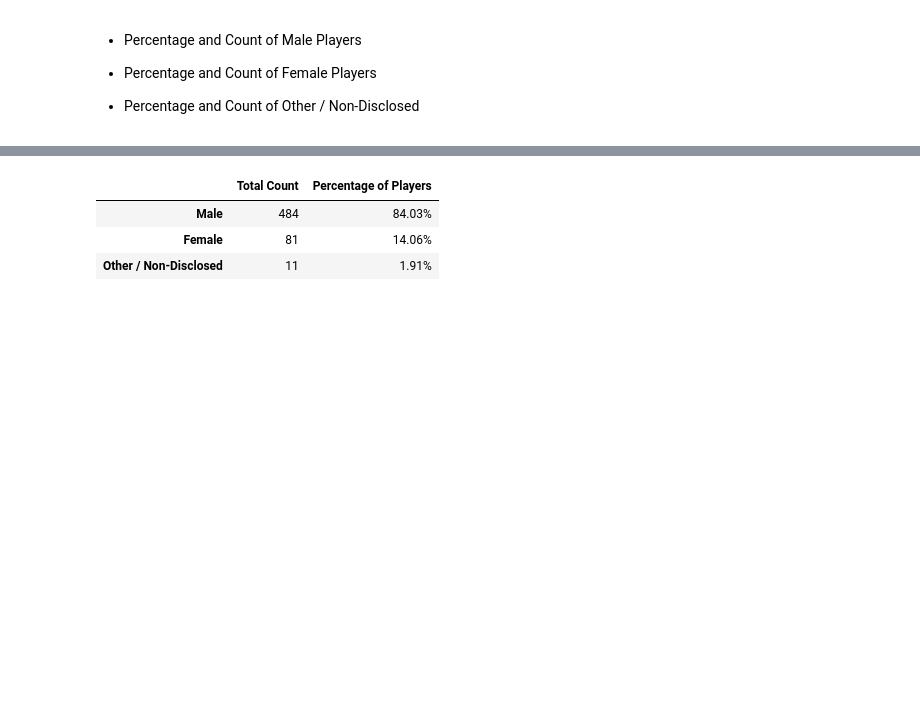
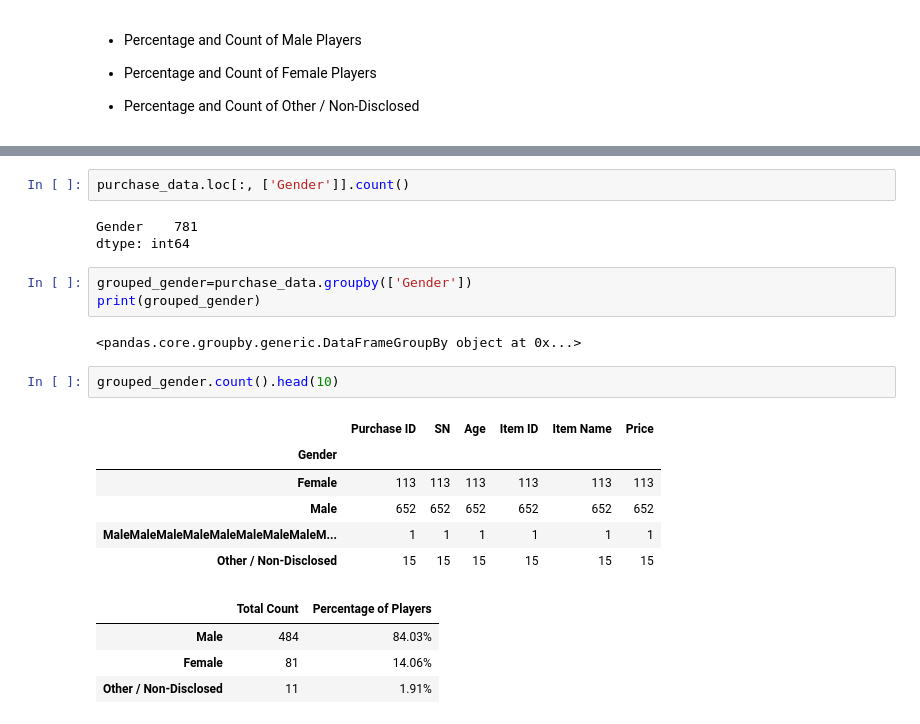
Before and after one commit to arcebri1/GamePurchasingDataAnalysis, a Jupyter notebook: HeroesOfPymoli/HeroesOfPymoli_starter.ipynb, the cells around one changed output, grey strips where cells are left out. Cells and saved outputs as stored; diff of their text form; blank space fills up the shorter version.

```diff
--- a/HeroesOfPymoli/HeroesOfPymoli_starter.ipynb
+++ b/HeroesOfPymoli/HeroesOfPymoli_starter.ipynb
@@ -128,3 +165,22 @@ total_purchasing_df
+# %%
+purchase_data.loc[:, ['Gender']].count()
+# %% [output]
+Gender    781
+dtype: int64
+# %%
+grouped_gender=purchase_data.groupby(['Gender'])
+print(grouped_gender)
+# %% [output]
+<pandas.core.groupby.generic.DataFrameGroupBy object at 0x...>
+# %%
+grouped_gender.count().head(10)
+# %% [output]
+|  | Purchase ID | SN | Age | Item ID | Item Name | Price |
+| Gender |  |  |  |  |  |  |
+| Female | 113 | 113 | 113 | 113 | 113 | 113 |
+| Male | 652 | 652 | 652 | 652 | 652 | 652 |
+| MaleMaleMaleMaleMaleMaleMaleMaleM... | 1 | 1 | 1 | 1 | 1 | 1 |
+| Other / Non-Disclosed | 15 | 15 | 15 | 15 | 15 | 15 |
 # %%
 # %% [output]
 |  | Total Count | Percentage of Players |
```
Also changed, not shown: parts of 8 cells of this notebook.
